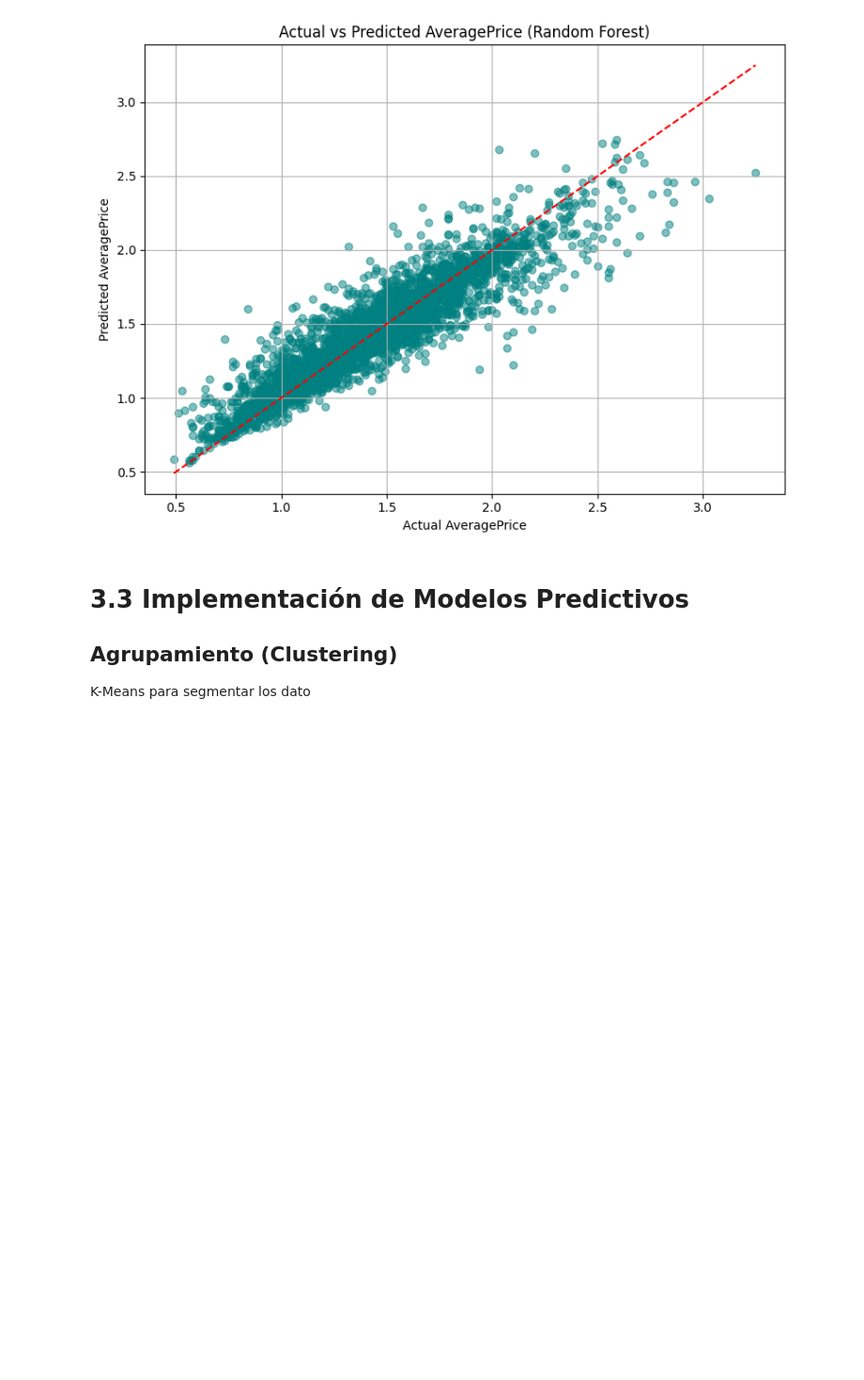
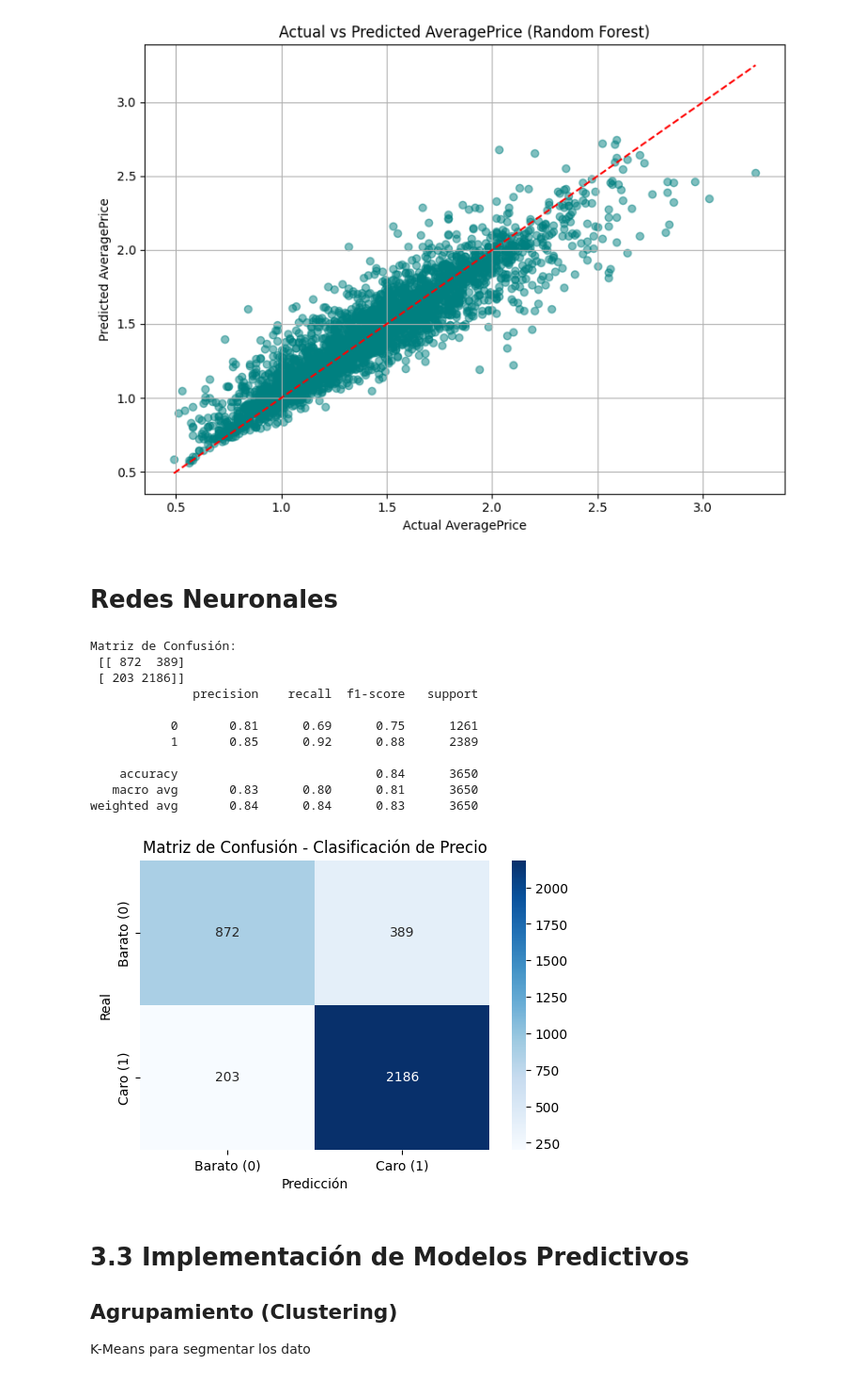
Before and after one commit to juancursed/avocado_prices, a Jupyter notebook: main.ipynb, the cells around one changed output. Shown at 94% size. Cells and saved outputs as stored; diff of their text form; code cells hidden in the pictures; blank space fills up the shorter version.

```diff
--- a/main.ipynb
+++ b/main.ipynb
@@ -793,3 +814,5 @@ plt.tight_layout()
 plt.show()
 # %% [output]
 [figure]
+# %% [markdown]
+# Redes Neuronales
@@ -796,3 +848,35 @@ plt.show()
+# %%
+# Clasificar precios: barato = 0, caro = 1
+y_test_class = (y_test > 1.2).astype(int)
+y_pred_class = (y_pred > 1.2).astype(int)
+
+# Calcular matriz de confusión
+cm = confusion_matrix(y_test_class, y_pred_class)
+print("Matriz de Confusión:\n", cm)
+print(classification_report(y_test_class, y_pred_class))
+
+# Graficar la matriz
+plt.figure(figsize=(6,4))
+sns.heatmap(cm, annot=True, fmt='d', cmap='Blues',
+            xticklabels=['Barato (0)', 'Caro (1)'],
+            yticklabels=['Barato (0)', 'Caro (1)'])
+plt.xlabel('Predicción')
+plt.ylabel('Real')
+plt.title('Matriz de Confusión - Clasificación de Precio')
+plt.show()
+# %% [output]
+Matriz de Confusión:
+ [[ 872  389]
+ [ 203 2186]]
+              precision    recall  f1-score   support
+
+           0       0.81      0.69      0.75      1261
+           1       0.85      0.92      0.88      2389
+
+    accuracy                           0.84      3650
+   macro avg       0.83      0.80      0.81      3650
+weighted avg       0.84      0.84      0.83      3650
+[figure, added]
 # %% [markdown]
 # 3.3 Implementación de Modelos Predictivos
 ## Agrupamiento (Clustering)
```
Also changed, not shown: parts of 5 cells of this notebook.
